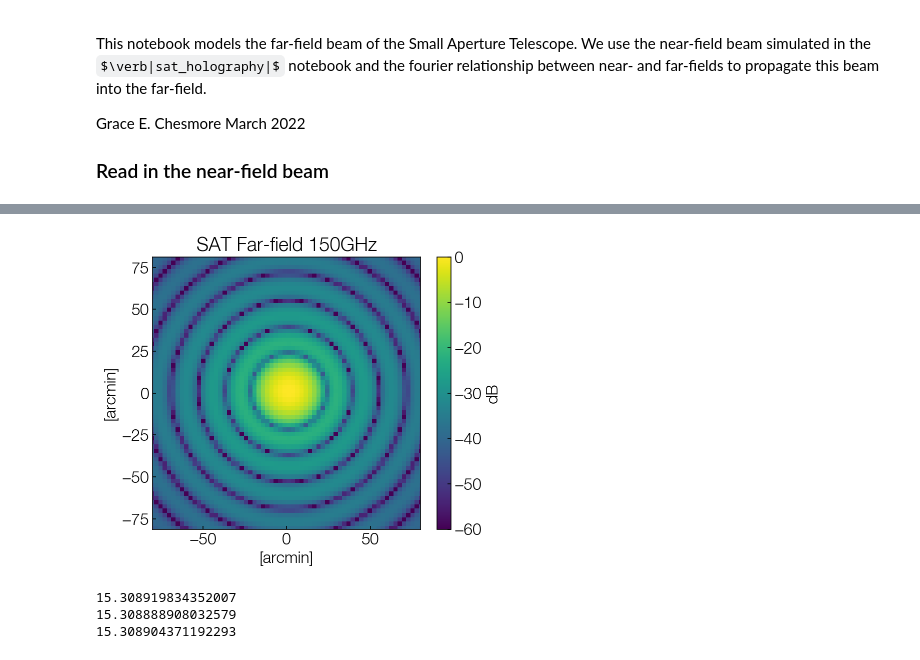
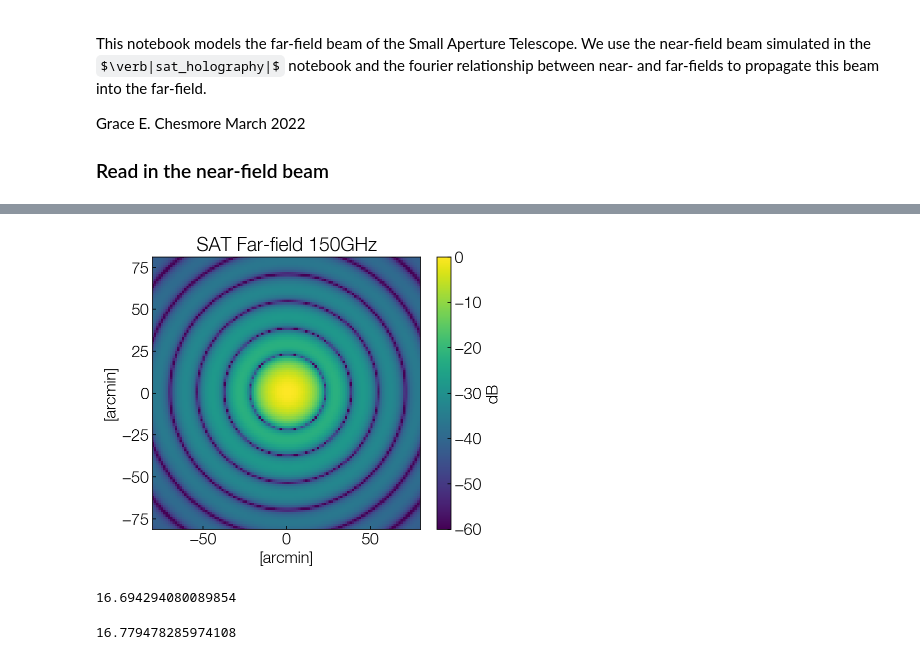
Before and after one commit to McMahonCosmologyGroup/sosat_optics, a Jupyter notebook: notebooks/sat_farfield.ipynb, the cells around one changed output, grey strips where cells are left out. Saved outputs shown, nothing was run; the diff lists cells and outputs as text; code cells hidden in the pictures; some formulas as TeX source.

Commit message:
beam size matches

```diff
--- a/notebooks/sat_farfield.ipynb
+++ b/notebooks/sat_farfield.ipynb
@@ -72,0 +95,12 @@ y_int = abs(y[0,0]-y[1,1])
+# %%
+x_int = abs(x_new[0,0]-x_new[0,1])
+y_int = abs(y_new[0,0]-y_new[1,0])
+beam_final = np.pad(beam_final, 500, mode='constant')
+x_new = np.array(np.arange(len(beam_final)))
+y_new = np.array(np.arange(len(beam_final)))
+x_new = x_new - np.mean(x_new)
+y_new = y_new - np.mean(y_new)
+x_new = x_new * x_int
+y_new = y_new * y_int
+
+x_new,y_new = np.meshgrid(x_new,y_new)
@@ -73,38 +119,26 @@ y_int = abs(y[0,0]-y[1,1])
 # %%
-beam_final = np.pad(beam_final, 500, mode='constant')
-x_new = np.array(np.arange(len(beam_final)))
-y_new = np.array(np.arange(len(beam_final)))
-x_new = x_new - np.mean(x_new)
-y_new = y_new - np.mean(y_new)
-x_new = x_new * x_int
-y_new = y_new * y_int
-
-x_new,y_new = np.meshgrid(x_new,y_new)
-''
-phase = np.arctan2(np.imag(beam_final),np.real(beam_final))
-beam_fft,phase_fft = opt_analyze.b2a(abs(beam_final), phase)
+phase = np.arctan2(np.imag(beam_final),np.real(beam_final))*0
+beam_fft,phase_fft = opt_analyze.a2b(beam_final, phase)
 freq = 150
 
-x_ang,y_ang = opt_analyze.coords_spat_to_ang(x_new/1e3, y_new/1e3, freq)
+x_ang,y_ang = opt_analyze.coords_spat_to_ang(x_new/1e2, y_new/1e2, freq)
 
 plt.figure(figsize = (6,5))
 plt.title("SAT Far-field 150GHz")
 plt.pcolormesh(x_ang*180*60/np.pi,y_ang*180*60/np.pi,20*np.log10(abs(beam_fft)/np.max(abs(beam_fft))),vmin = -60,shading = 'auto')
 plt.xlabel("[arcmin]")
 plt.ylabel("[arcmin]")
 plt.colorbar(label = "dB")
 plt.axis("equal")
 plt.xlim(-80,80)
 plt.ylim(-80,80)
 plt.show()
 # %% [output]
-[figure, old version]
+[figure, new version]
 # %%
 a = abs(beam_fft)**2 /np.max(abs(beam_fft)**2)
 x_out = y_ang
 y_out = x_ang
-
-from scipy import interpolate
 
 indx = np.where(abs(a)==np.max(abs(a)))
 x = y_out[indx[0][0],:]*60*180/np.pi
@@ -113,7 +147,6 @@ v1 = (x[np.where((y>.5))][0])
 v2 = (x[np.where((y>.5))][-1])
 
 fwhm1 = (abs(v1-v2))
-print(fwhm1)
 
 indx = np.where(abs(a)==np.max(abs(a)))
 x = x_out[:,indx[1][0]]*60*180/np.pi
@@ -122,12 +155,11 @@ v1 = (x[np.where((y>.5))][0])
 v2 = (x[np.where((y>.5))][-1])
 
 fwhm2 = (abs(v1-v2))
-print(fwhm2)
 
 print( (fwhm1 + fwhm2) /2)
 # %% [output]
-15.308919834352007
-15.308888908032579
-15.308904371192293
+16.694294080089854
 # %%
-print((1.02*.001 / .42)*180*60/np.pi)
+print((1.025*.002 / .42)*180*60/np.pi)
+# %% [output]
+16.779478285974108
```
Also changed, not shown: parts of 7 cells of this notebook, 2 other files.
